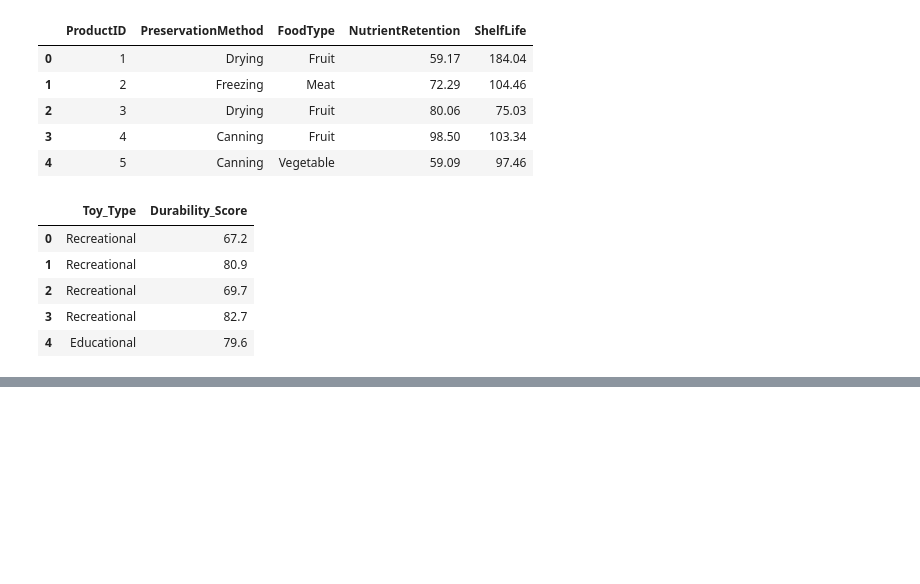
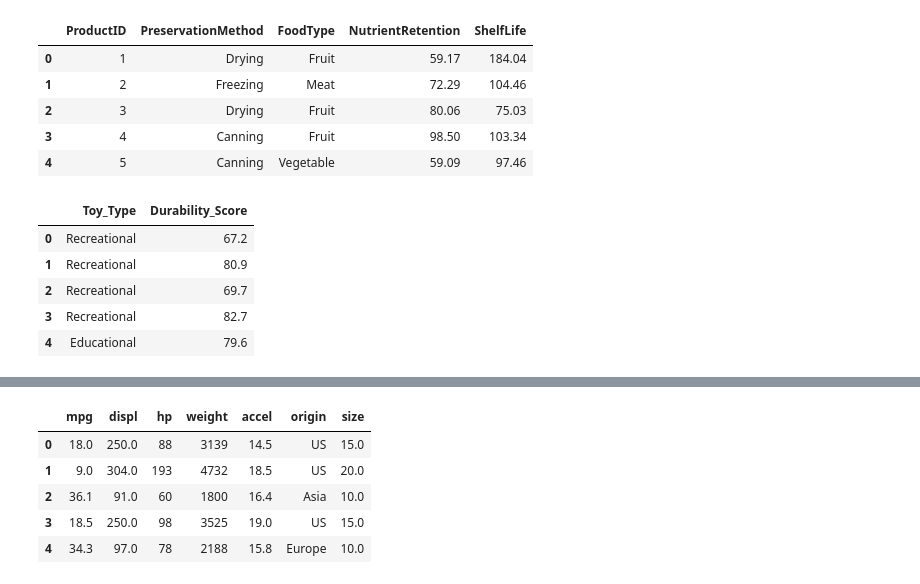
Before and after one commit to Rohanrathod7/my-ds-labs, a Jupyter notebook: 36_Machine_Learning_with_Tree-Based_Models_in_Python/02_The_Bias-Variance_Tradeoff.ipynb, the cells around one changed output, grey strips where cells are left out. Saved outputs shown, nothing was run; the diff lists cells and outputs as text; code cells hidden in the pictures; blank space fills up the shorter version.

```diff
--- a/36_Machine_Learning_with_Tree-Based_Models_in_Python/02_The_Bias-Variance_Tradeoff.ipynb
+++ b/36_Machine_Learning_with_Tree-Based_Models_in_Python/02_The_Bias-Variance_Tradeoff.ipynb
@@ -516,0 +135,29 @@ dtype: float64
+# %%
+# Import train_test_split from sklearn.model_selection
+from sklearn.model_selection import train_test_split
+
+url = "https://raw.githubusercontent.com/Rohanrathod7/my-ds-labs/main/36_Machine_Learning_with_Tree-Based_Models_in_Python/dataset/auto.csv"
+# Read the CSV file, skipping the header row and excluding the 'id' column (column 0)
+auto = pd.read_csv(url)
+display(auto.head())
+
+# Features are columns 2 and 3 (radius_mean and texture_mean)
+X = auto.iloc[:,1:4]
+# Labels are in column 1 (diagnosis)
+y = auto.iloc[:, 0]
+
+# Set SEED for reproducibility
+SEED = 1
+
+# Split the data into 70% train and 30% test
+X_train, X_test, y_train, y_test = train_test_split(X, y, test_size=0.3, random_state=SEED)
+
+# Instantiate a DecisionTreeRegressor dt
+dt = DecisionTreeRegressor(max_depth=4 , min_samples_leaf=0.26, random_state=SEED)
+# %% [output]
+|  | mpg | displ | hp | weight | accel | origin | size |
+| 0 | 18.0 | 250.0 | 88 | 3139 | 14.5 | US | 15.0 |
+| 1 | 9.0 | 304.0 | 193 | 4732 | 18.5 | US | 20.0 |
+| 2 | 36.1 | 91.0 | 60 | 1800 | 16.4 | Asia | 10.0 |
+| 3 | 18.5 | 250.0 | 98 | 3525 | 19.0 | US | 15.0 |
+| 4 | 34.3 | 97.0 | 78 | 2188 | 15.8 | Europe | 10.0 |
```
Also changed, not shown: parts of 40 cells of this notebook.
